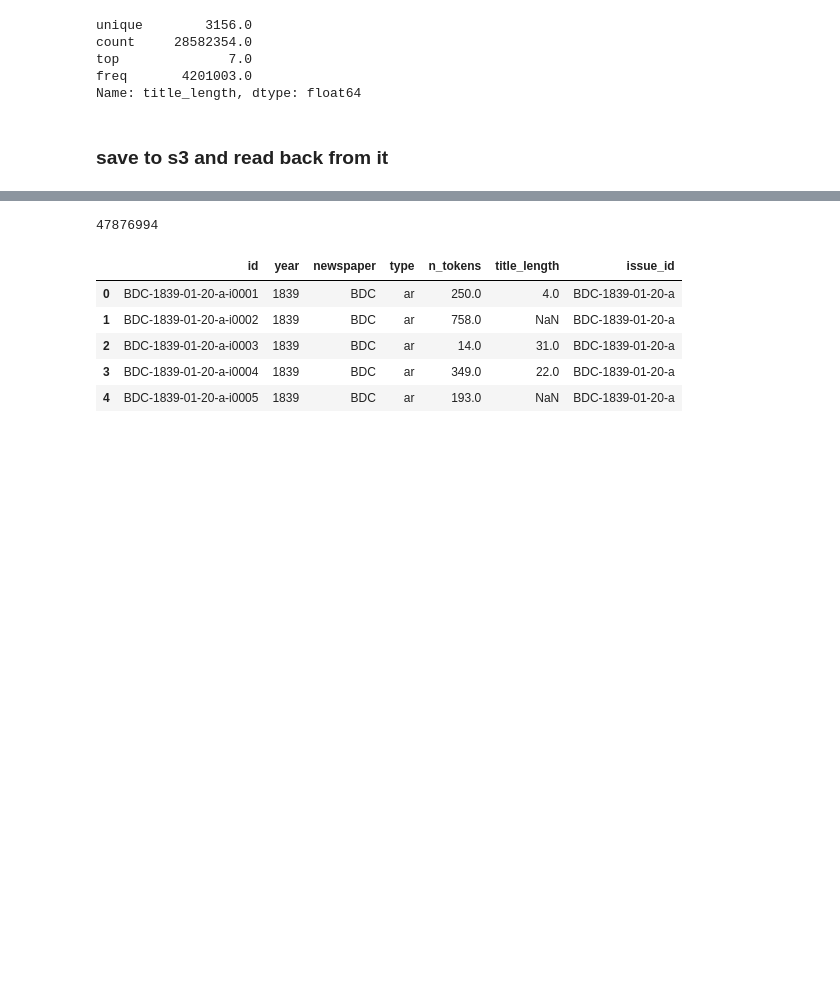
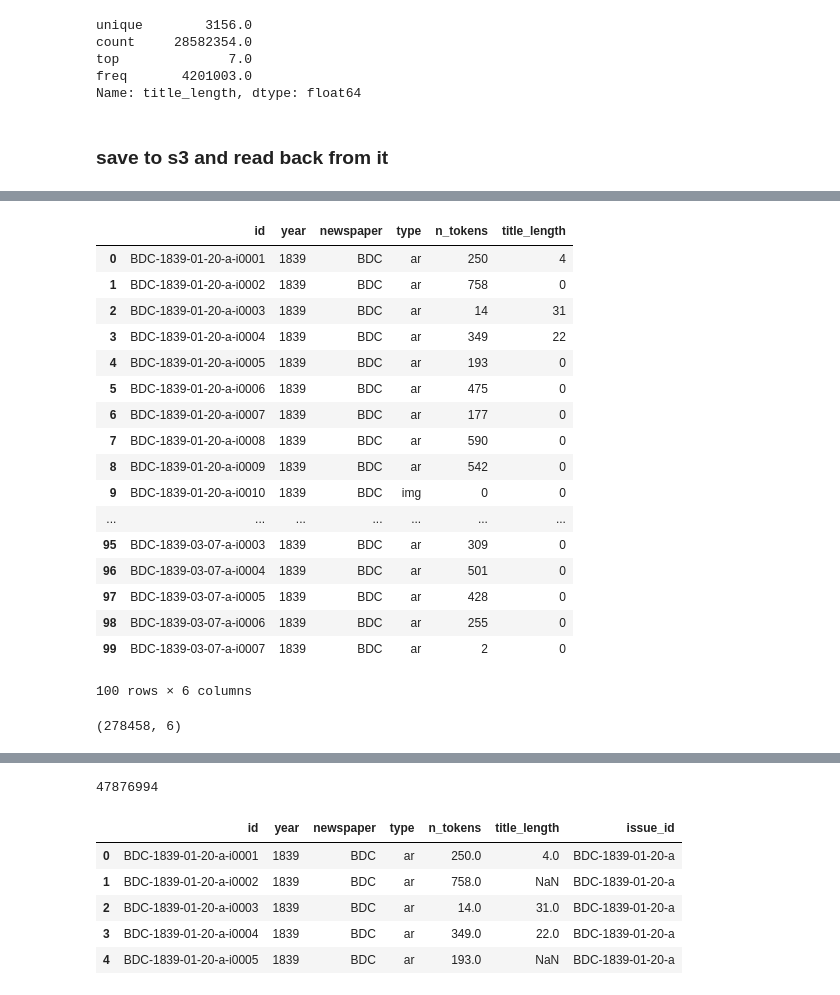
Before and after one commit to impresso/impresso-data-sanitycheck, a Jupyter notebook: notebooks/contentitem-stats-rebuilt.ipynb, the cells around one changed output, grey strips where cells are left out. Saved outputs shown, nothing was run; the diff lists cells and outputs as text; code cells hidden in the pictures; blank space fills up the shorter version.

```diff
--- a/notebooks/contentitem-stats-rebuilt.ipynb
+++ b/notebooks/contentitem-stats-rebuilt.ipynb
@@ -259,0 +263,30 @@ test_df.head()
+# %%
+test_df = test_df.astype(
+    {
+        'title_length':'int64',
+        'n_tokens': 'int64',
+        'year': 'int64',
+        'newspaper': 'str',
+        'type': 'str'
+    }).persist()
+# %%
+test_df.head(100)
+# %% [output]
+|  | id | year | newspaper | type | n_tokens | title_length |
+| 0 | BDC-1839-01-20-a-i0001 | 1839 | BDC | ar | 250 | 4 |
+| 1 | BDC-1839-01-20-a-i0002 | 1839 | BDC | ar | 758 | 0 |
+| 2 | BDC-1839-01-20-a-i0003 | 1839 | BDC | ar | 14 | 31 |
+| 3 | BDC-1839-01-20-a-i0004 | 1839 | BDC | ar | 349 | 22 |
+| 4 | BDC-1839-01-20-a-i0005 | 1839 | BDC | ar | 193 | 0 |
+| 5 | BDC-1839-01-20-a-i0006 | 1839 | BDC | ar | 475 | 0 |
+| 6 | BDC-1839-01-20-a-i0007 | 1839 | BDC | ar | 177 | 0 |
+| 7 | BDC-1839-01-20-a-i0008 | 1839 | BDC | ar | 590 | 0 |
+| 8 | BDC-1839-01-20-a-i0009 | 1839 | BDC | ar | 542 | 0 |
+| 9 | BDC-1839-01-20-a-i0010 | 1839 | BDC | img | 0 | 0 |
+| ... | ... | ... | ... | ... | ... | ... |
+| 95 | BDC-1839-03-07-a-i0003 | 1839 | BDC | ar | 309 | 0 |
+| 96 | BDC-1839-03-07-a-i0004 | 1839 | BDC | ar | 501 | 0 |
+| 97 | BDC-1839-03-07-a-i0005 | 1839 | BDC | ar | 428 | 0 |
+| 98 | BDC-1839-03-07-a-i0006 | 1839 | BDC | ar | 255 | 0 |
+| 99 | BDC-1839-03-07-a-i0007 | 1839 | BDC | ar | 2 | 0 |
+100 rows × 6 columns
@@ -259,0 +295,4 @@ test_df.head()
+# %%
+test_df[(test_df.type=='ar') & (test_df.title_length > 100)].compute().shape
+# %% [output]
+(278458, 6)
```
Also changed, not shown: parts of 40 cells of this notebook, 1 other file.
